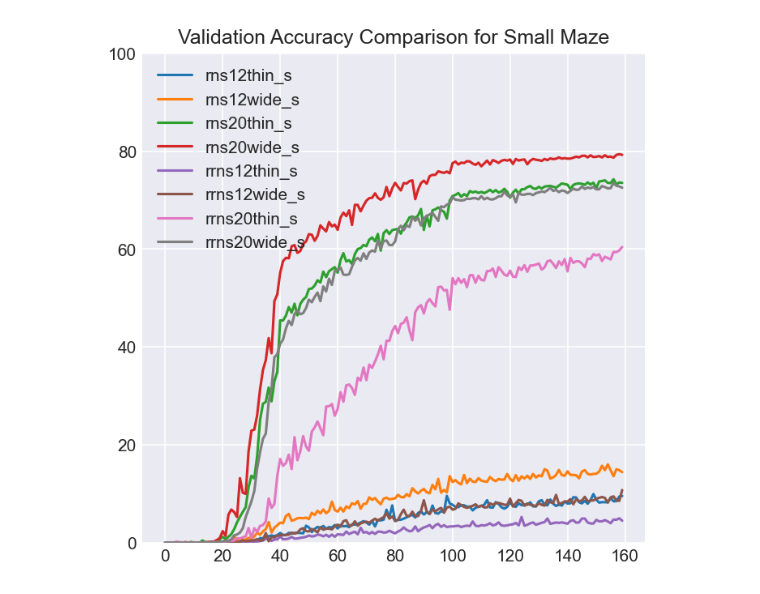
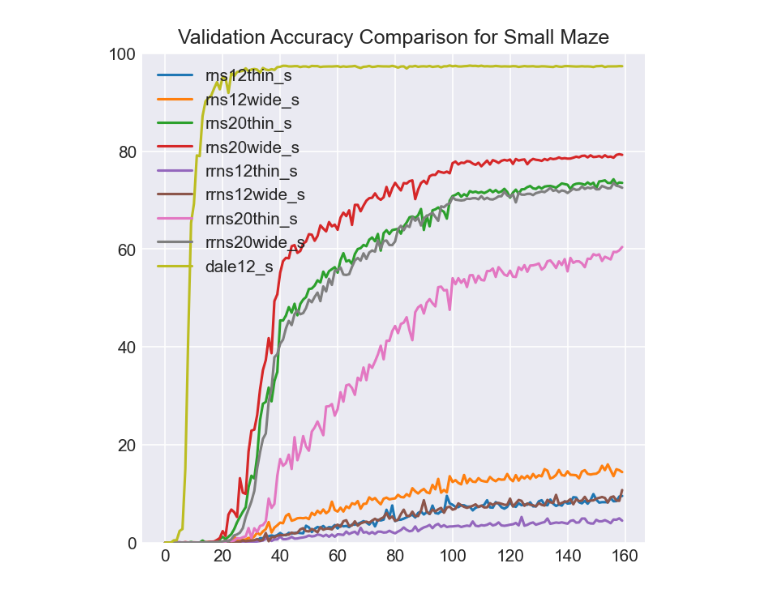
Before and after one commit to hiyuantang/marked_long, a Jupyter notebook: DeepThinking_results/output_stats/vis.ipynb, the cells around one changed output. Saved outputs shown, nothing was run; the diff lists cells and outputs as text; code cells hidden in the pictures.

```diff
--- a/DeepThinking_results/output_stats/vis.ipynb
+++ b/DeepThinking_results/output_stats/vis.ipynb
@@ -70,5 +70,9 @@ rrns20thin_s = get_val_results('./1/rrns20thin_s/stats.txt')
 rrns20wide_l = get_val_results('./1/rrns20wide_l/stats.txt')
 rrns20wide_m = get_val_results('./1/rrns20wide_m/stats.txt')
 rrns20wide_s = get_val_results('./1/rrns20wide_s/stats.txt')
+
+dale12_l = get_val_results('./0/dalernn_12_l/stats.txt')
+dale12_m = get_val_results('./0/dalernn_12_m/stats.txt')
+dale12_s = get_val_results('./0/dalernn_12_s/stats.txt')
 # %%
 acc_list = np.array([rns12thin_l, rns12wide_l, rns20thin_l, rns20wide_l,
@@ -89,8 +93,8 @@ simple_vis(acc_list, name_list, title='Validation Accuracy Comparison for Medium
 # %%
 acc_list = np.array([rns12thin_s, rns12wide_s, rns20thin_s, rns20wide_s,
-                    rrns12thin_s, rrns12wide_s, rrns20thin_s, rrns20wide_s], dtype=object)
+                    rrns12thin_s, rrns12wide_s, rrns20thin_s, rrns20wide_s, dale12_s], dtype=object)
 name_list = ['rns12thin_s', 'rns12wide_s', 'rns20thin_s', 'rns20wide_s',
-            'rrns12thin_s', 'rrns12wide_s', 'rrns20thin_s', 'rrns20wide_s']
+            'rrns12thin_s', 'rrns12wide_s', 'rrns20thin_s', 'rrns20wide_s', 'dale12_s']
 simple_vis(acc_list, name_list, title='Validation Accuracy Comparison for Small Maze')
 # %% [output]
-[figure, old version]
+[figure, new version]
```
Also changed, not shown: parts of 2 cells of this notebook, 3 other files.
